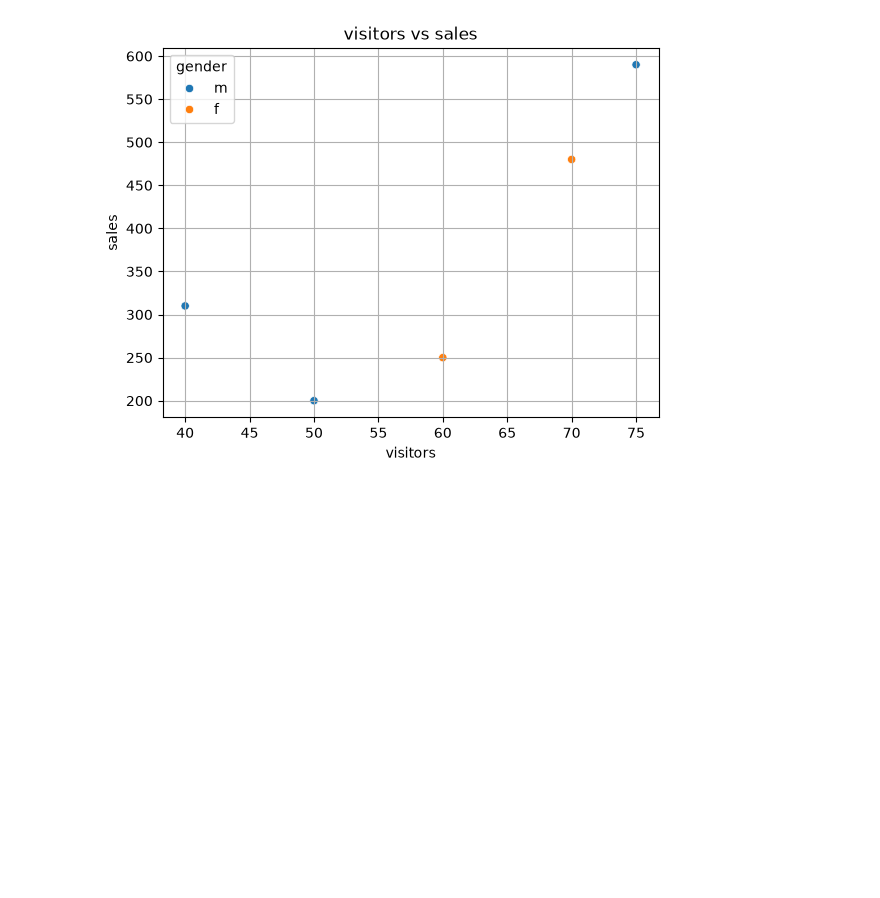
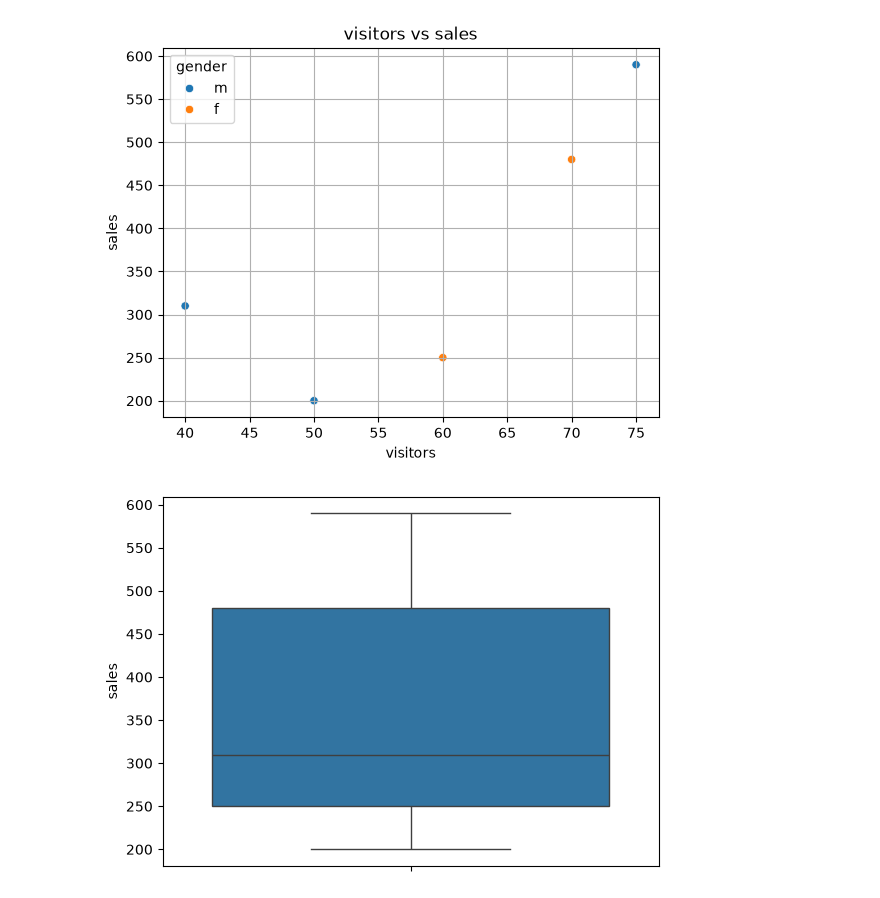
Before and after one commit to AmitKumarPrasad1846/Complete_AI_ML_challenge, a Jupyter notebook: 05_seaborn/seaborn_day_1.ipynb, the cells around one changed output. Cells and saved outputs as stored; diff of their text form; code cells hidden in the pictures; blank space fills up the shorter version.

```diff
--- a/05_seaborn/seaborn_day_1.ipynb
+++ b/05_seaborn/seaborn_day_1.ipynb
@@ -125,3 +125,14 @@ plt.grid()
 plt.show()
 # %% [output]
 [figure]
+# %%
+'''
+box plot
+
+how to plot --> sns.boxplot(data)
+
+'''
+sns.boxplot(df['sales'])
+plt.show()
+# %% [output]
+[figure, added]
```
Also changed, not shown: parts of 2 cells of this notebook.
